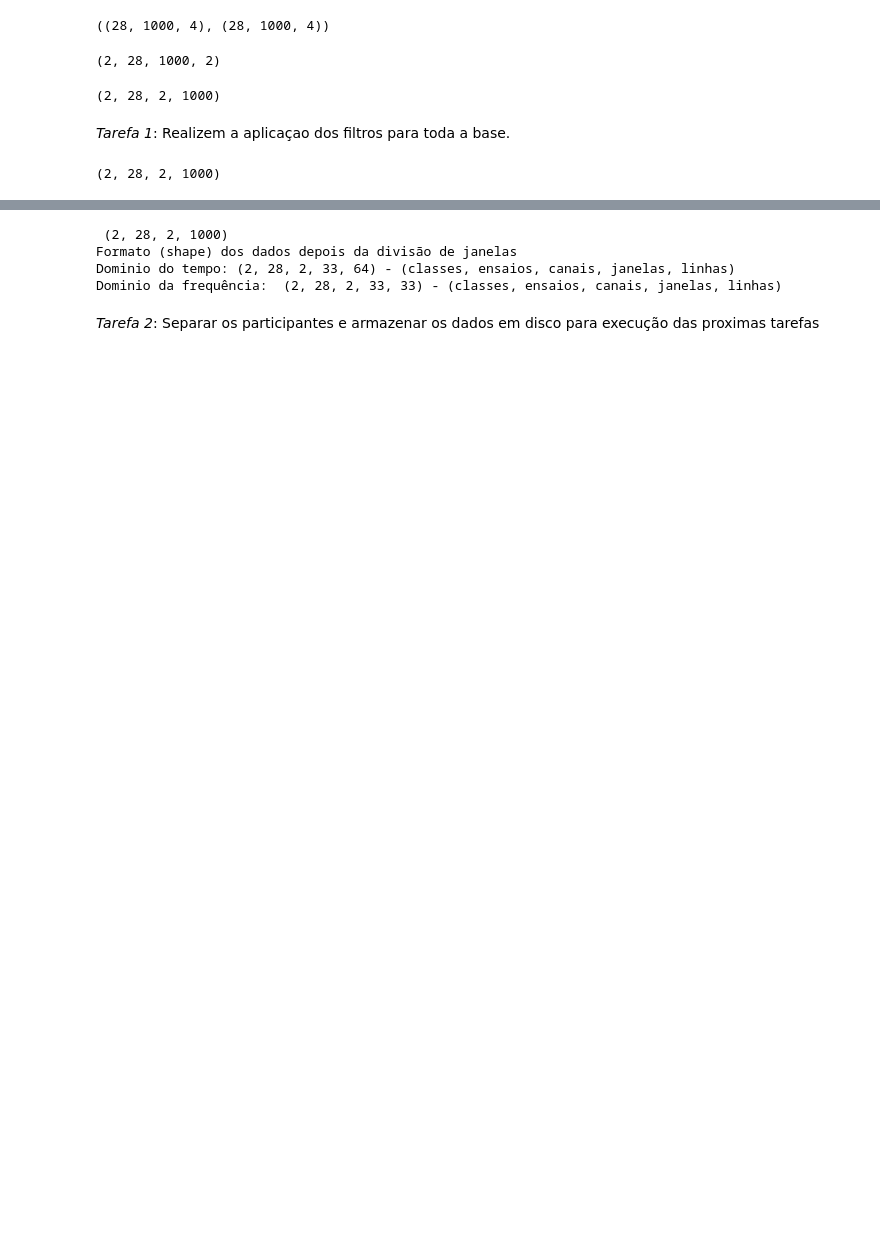
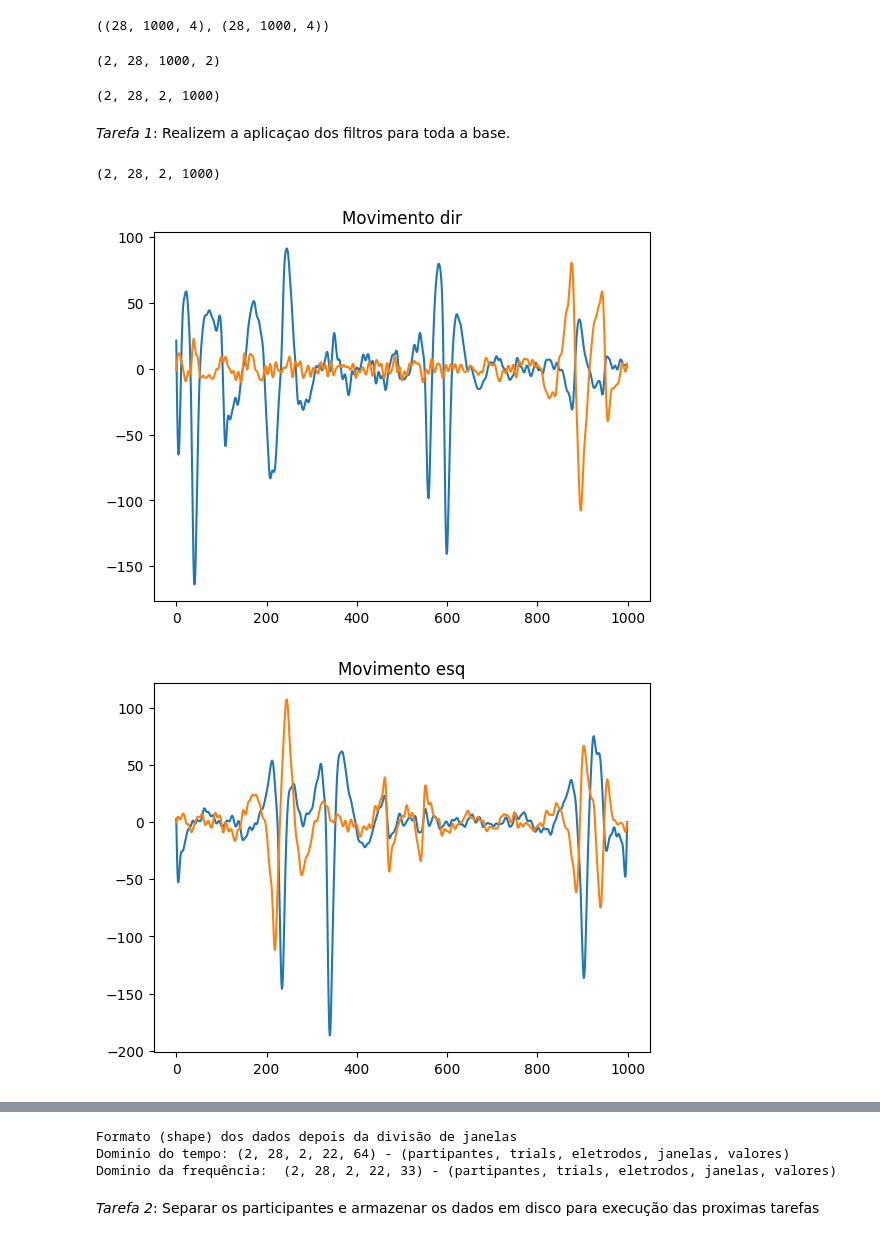
Before and after one commit to JessePires/tutoriais, a Jupyter notebook: EOG/prepare.ipynb, the cells around one changed output, grey strips where cells are left out. Cells and saved outputs as stored; diff of their text form; code cells hidden in the pictures; blank space fills up the shorter version.

Commit message:
fix: plot graph

```diff
--- a/EOG/prepare.ipynb
+++ b/EOG/prepare.ipynb
@@ -57,3 +58,18 @@ data_filtered = butter_bandpass(data_filtered, 5, 50)
 data_filtered.shape
 # %% [output]
 (2, 28, 2, 1000)
+# %%
+
+labels_str = ['dir', 'esq', 'cima', 'baixo', 'cima', 'baixo',
+'baixo', 'esq', 'dir', 'baixo', 'dir', 'dir', 'esq', 'cima',
+'baixo', 'cima', 'esq', 'dir', 'cima', 'esq', 'baixo', 'esq',
+'dir', 'esq', 'cima', 'dir', 'cima', 'baixo']
+
+for target in range(0 , 4):
+    plt.plot(data_filtered[0, target, 0, :])
+    plt.plot(data_filtered[0, target, 1, :])
+    plt.title(f"Movimento {labels_str[target]}")
+    plt.show()
+# %% [output]
+[figure, added]
+[figure, added]
@@ -61,32 +79,37 @@ data_filtered.shape
 # Aplicação da segmentação (dom. tempo e frequência)
 
 # Alterar valores abaixo para melhorar resultado do SVM
-# data = data_filtered[:, :, :, 200:500]
-data = data_filtered
+# data = data_filtered[:, :, :, 100:900] # 0.35714285714285715%
+data = data_filtered[:, :, :, 150:800] # 0.4166666666666667
+# data = data_filtered[:, :, :, 200:400] # 0.4166666666666667
+step = 1
+segment = 64
 
+while True:
 
-step = 29 # qual passo a cada deslizamento
-segment = 64
-print('', data.shape)
+    n_win = int((data.shape[-1] - segment) / step) + 1
+    ids = np.arange(n_win) * step
 
-n_win = int((data.shape[-1] - segment) / step) + 1
-ids = np.arange(n_win) * step
+    # Janelas do dado no dominio do tempo
+    chunks_time = np.array([data[:,:,:,k:(k + segment)] for k in ids])
+    chunks_time = chunks_time.transpose(1, 2, 3, 0, 4)
 
-# Janelas do dado no dominio do tempo
-chunks_time = np.array([data[:,:,:,k:(k + segment)] for k in ids])
-chunks_time = chunks_time.transpose(1, 2, 3, 0, 4)
+    # Janelas do dado no domínio da frequência
+    _, _, chunks_freq = signal.stft(data, fs=200, nperseg=segment, noverlap=32)
+    chunks_freq = chunks_freq.transpose(0, 1, 2, 4, 3)
 
-# Janelas do dado no domínio da frequência
-_, _, chunks_freq = signal.stft(data, fs=200, nperseg=segment, noverlap=32)
+    if chunks_time.shape[3] == chunks_freq.shape[3]:
+        break
+    else:
+        step += 1
 
 print('Formato (shape) dos dados depois da divisão de janelas')
-print(f'Dominio do tempo: {chunks_time.shape} - (classes, ensaios, canais, janelas, linhas)')
-print(f'Dominio da frequência:  {chunks_freq.shape} - (classes, ensaios, canais, janelas, linhas)')
+print(f'Dominio do tempo: {chunks_time.shape} - (partipantes, trials, eletrodos, janelas, valores)')
+print(f'Dominio da frequência:  {chunks_freq.shape} - (partipantes, trials, eletrodos, janelas, valores)')
 # %% [output]
- (2, 28, 2, 1000)
 Formato (shape) dos dados depois da divisão de janelas
-Dominio do tempo: (2, 28, 2, 33, 64) - (classes, ensaios, canais, janelas, linhas)
-Dominio da frequência:  (2, 28, 2, 33, 33) - (classes, ensaios, canais, janelas, linhas)
+Dominio do tempo: (2, 28, 2, 22, 64) - (partipantes, trials, eletrodos, janelas, valores)
+Dominio da frequência:  (2, 28, 2, 22, 33) - (partipantes, trials, eletrodos, janelas, valores)
 # %% [markdown]
 *Tarefa 2*: Separar os participantes e armazenar os dados em disco para execução das proximas tarefas
 # %%
```
Also changed, not shown: parts of 3 cells of this notebook, 7 other files.
